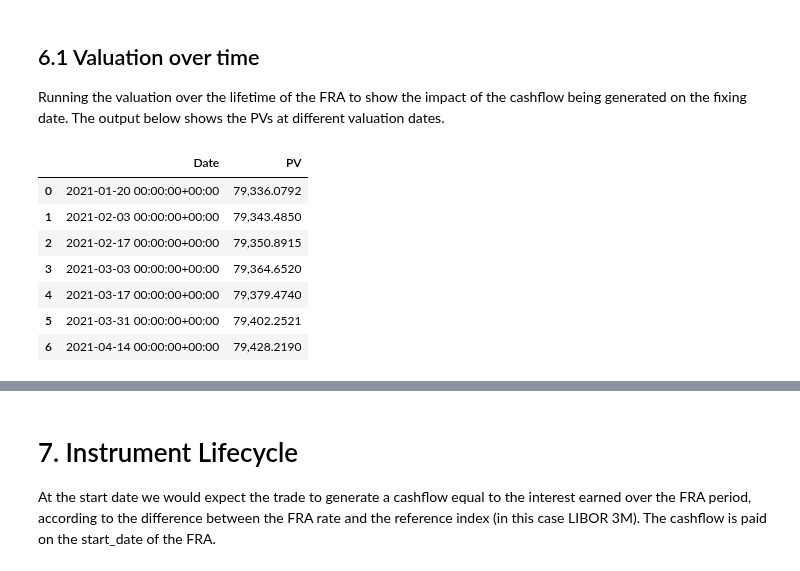
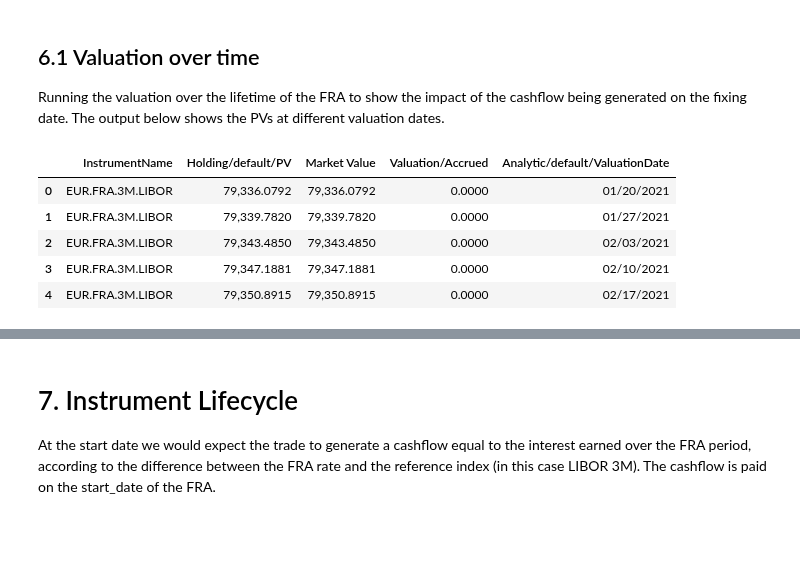
Before and after one commit to finbourne/sample-notebooks, a Jupyter notebook: examples/use-cases/instruments/Forward Rate Agreement.ipynb, the cells around one changed output, grey strips where cells are left out. Saved outputs shown, nothing was run; the diff lists cells and outputs as text; code cells hidden in the pictures; blank space fills up the shorter version.

```diff
--- a/examples/use-cases/instruments/Forward Rate Agreement.ipynb
+++ b/examples/use-cases/instruments/Forward Rate Agreement.ipynb
@@ -501,31 +498,57 @@ display(valuation)
 ## 6.1 Valuation over time
 
 Running the valuation over the lifetime of the FRA to show the impact of the cashflow being generated on the fixing date. The output below shows the PVs at different valuation dates.
-# %%
-dates = []
-pvs = []
-
-for i in range (0, 7):
-    valuation_date = trade_date + timedelta (days=14 * i)
-    valuation = run_valuation(valuation_date, portfolio_code)
-    dates.append(valuation_date)
-
-    # depending on where the portfolio is lifecycled to, we need to cater for 0 valuations here
-    if valuation.empty:
-        pvs.append(0.0)
-    else:
-        pvs.append(valuation ["Market Value"].sum())
-
-valuation_over_time = pd.DataFrame({"Date" : dates, "PV" : pvs})
-valuation_over_time
-# %% [output]
-|  | Date | PV |
-| 0 | 2021-01-20 00:00:00+00:00 | 79,336.0792 |
-| 1 | 2021-02-03 00:00:00+00:00 | 79,343.4850 |
-| 2 | 2021-02-17 00:00:00+00:00 | 79,350.8915 |
-| 3 | 2021-03-03 00:00:00+00:00 | 79,364.6520 |
-| 4 | 2021-03-17 00:00:00+00:00 | 79,379.4740 |
-| 5 | 2021-03-31 00:00:00+00:00 | 79,402.2521 |
-| 6 | 2021-04-14 00:00:00+00:00 | 79,428.2190 |
+# %%
+def run_aggregate_valuations(start_date, end_date, tenor, portfolio_code):
+
+    metrics = [
+        lm.AggregateSpec("Instrument/default/Name", "Value"),
+        lm.AggregateSpec("Holding/default/PV", "Value"),
+        lm.AggregateSpec("Valuation/PvInPortfolioCcy", "Value"),
+        lm.AggregateSpec("Valuation/Accrued", "Value"),
+        lm.AggregateSpec("Analytic/default/ValuationDate", "Value")
+    ]
+
+    group_by =["Analytic/default/ValuationDate"]
+
+    valuation_request = lm.ValuationRequest(
+        recipe_id=lm.ResourceId(scope=market_data_scope, code=recipe_code),
+        metrics=metrics,
+        group_by=group_by,
+        portfolio_entity_ids=[
+            lm.PortfolioEntityId(scope=scope, code=portfolio_code)
+        ],
+        valuation_schedule=lm.ValuationSchedule(
+            effective_from = start_date,
+            effective_at = end_date,
+            tenor = tenor
+        ),
+    )
+
+    val_data = aggregation_api.get_valuation(valuation_request=valuation_request).data
+
+    vals_df = pd.DataFrame(val_data)
+
+
+    vals_df.rename(
+        columns={
+            "Instrument/default/Name": "InstrumentName",
+            "Valuation/PvInPortfolioCcy": "Market Value",
+        },
+        inplace=True,
+    )
+
+    return vals_df
+# %%
+valuation = run_aggregate_valuations(trade_date, start_date, "1W", portfolio_code)
+valuation["Analytic/default/ValuationDate"] = (pd.to_datetime(valuation["Analytic/default/ValuationDate"])).dt.strftime("%m/%d/%Y")
+valuation.head()
+# %% [output]
+|  | InstrumentName | Holding/default/PV | Market Value | Valuation/Accrued | Analytic/default/ValuationDate |
+| 0 | EUR.FRA.3M.LIBOR | 79,336.0792 | 79,336.0792 | 0.0000 | 01/20/2021 |
+| 1 | EUR.FRA.3M.LIBOR | 79,339.7820 | 79,339.7820 | 0.0000 | 01/27/2021 |
+| 2 | EUR.FRA.3M.LIBOR | 79,343.4850 | 79,343.4850 | 0.0000 | 02/03/2021 |
+| 3 | EUR.FRA.3M.LIBOR | 79,347.1881 | 79,347.1881 | 0.0000 | 02/10/2021 |
+| 4 | EUR.FRA.3M.LIBOR | 79,350.8915 | 79,350.8915 | 0.0000 | 02/17/2021 |
 # %%
 # Get axis data and create plot
```
Also changed, not shown: parts of 12 cells of this notebook.
